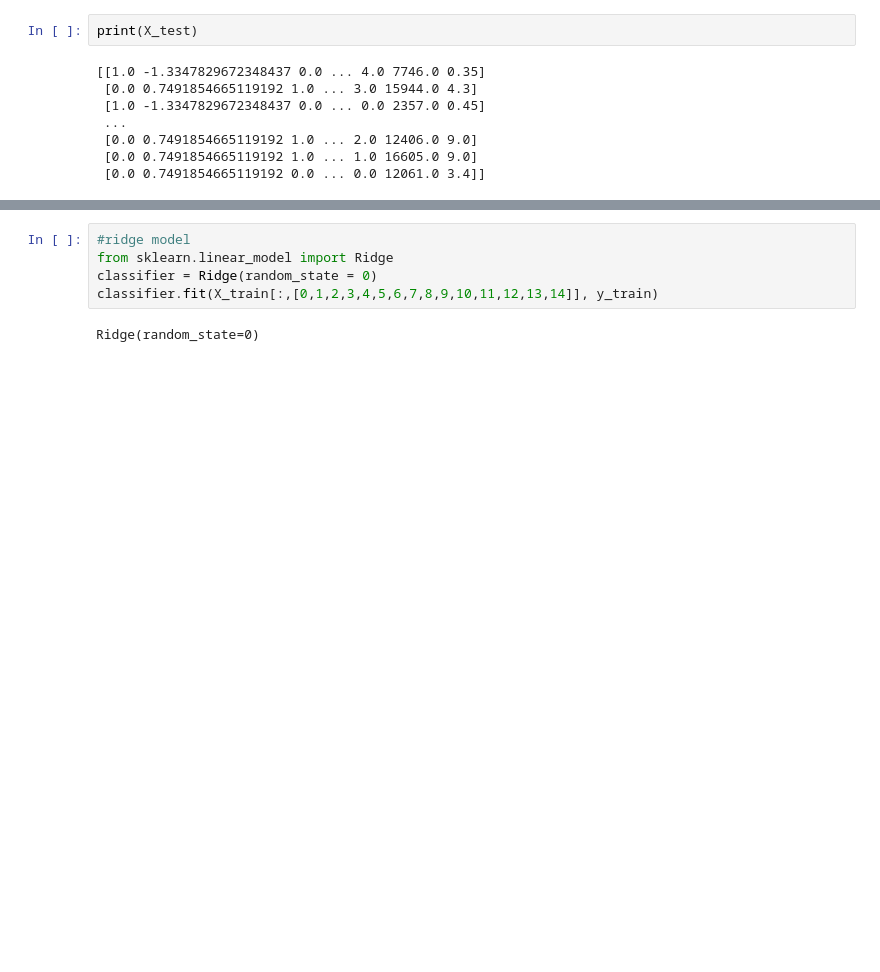
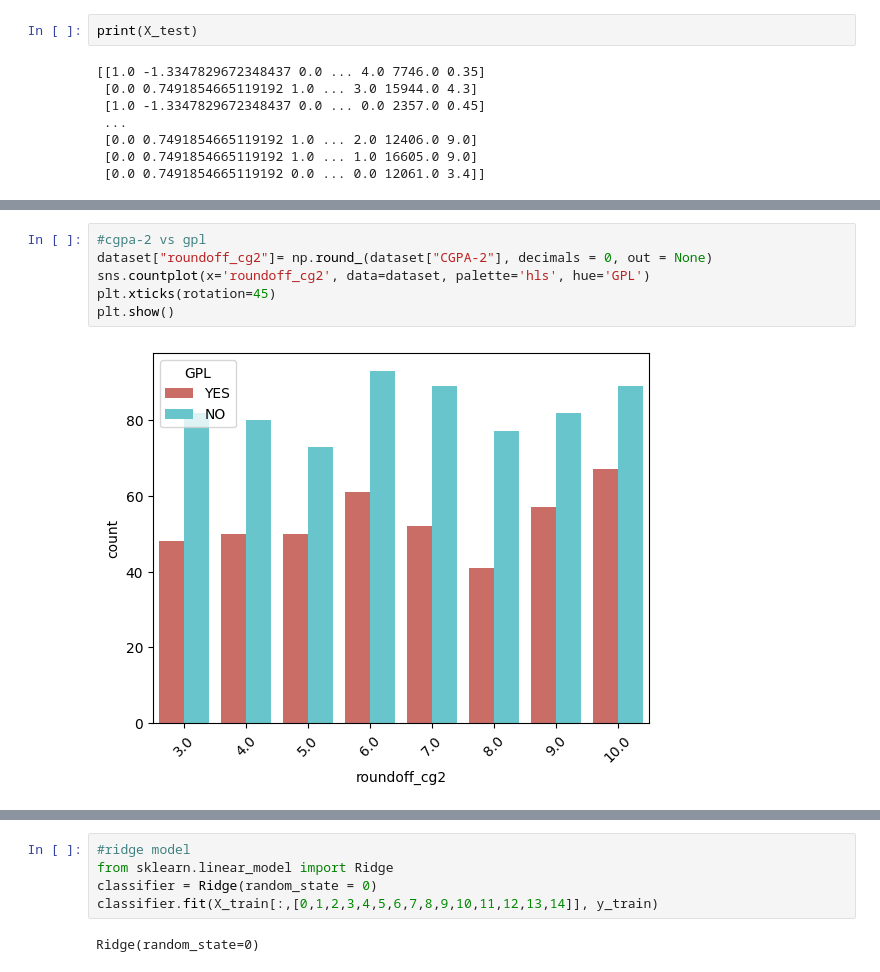
Before and after one commit to JaiVR/suttmltask_1, a Jupyter notebook: sutt_task1.ipynb, the cells around one changed output, grey strips where cells are left out. Cells and saved outputs as stored; diff of their text form; blank space fills up the shorter version.

```diff
--- a/sutt_task1.ipynb
+++ b/sutt_task1.ipynb
@@ -229,0 +238,8 @@ plt.show()
+# %%
+#cgpa-2 vs gpl
+dataset["roundoff_cg2"]= np.round_(dataset["CGPA-2"], decimals = 0, out = None)
+sns.countplot(x='roundoff_cg2', data=dataset, palette='hls', hue='GPL')
+plt.xticks(rotation=45)
+plt.show()
+# %% [output]
+[figure, added]
```
Also changed, not shown: parts of 16 cells of this notebook.
